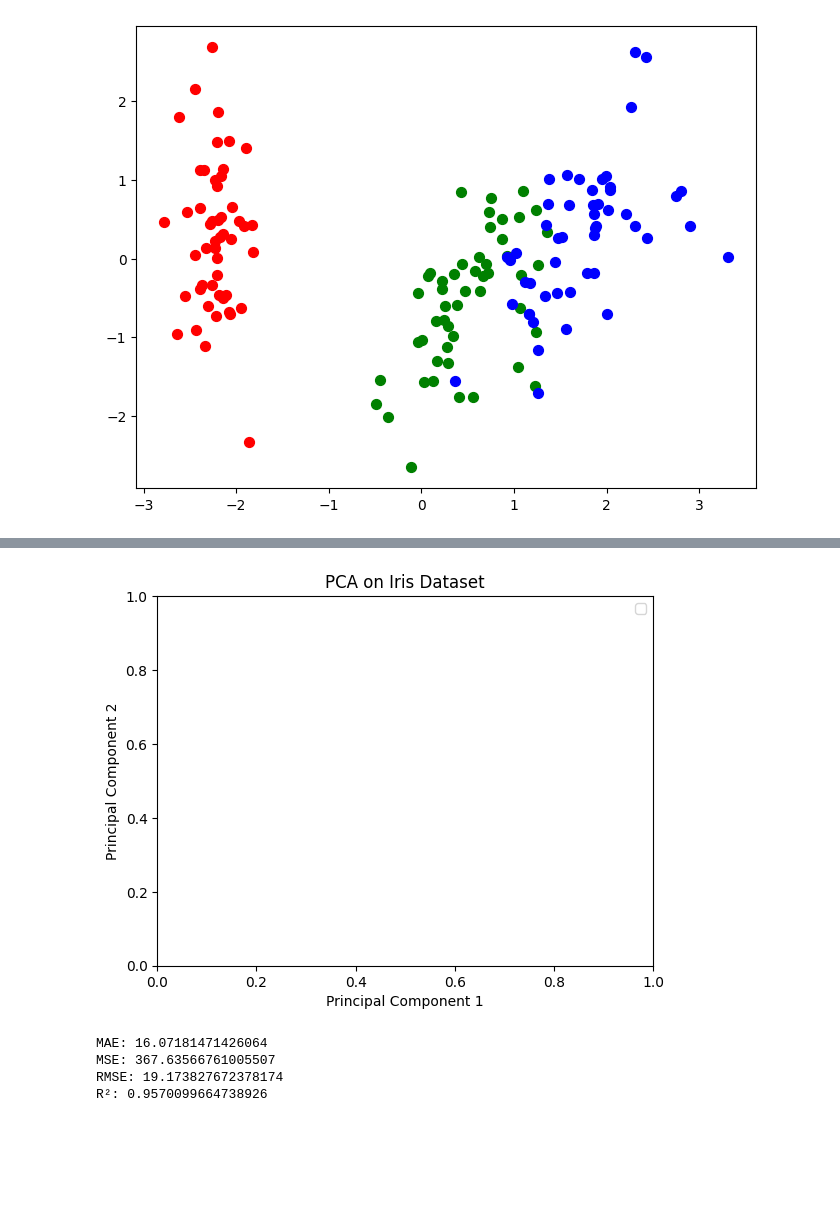
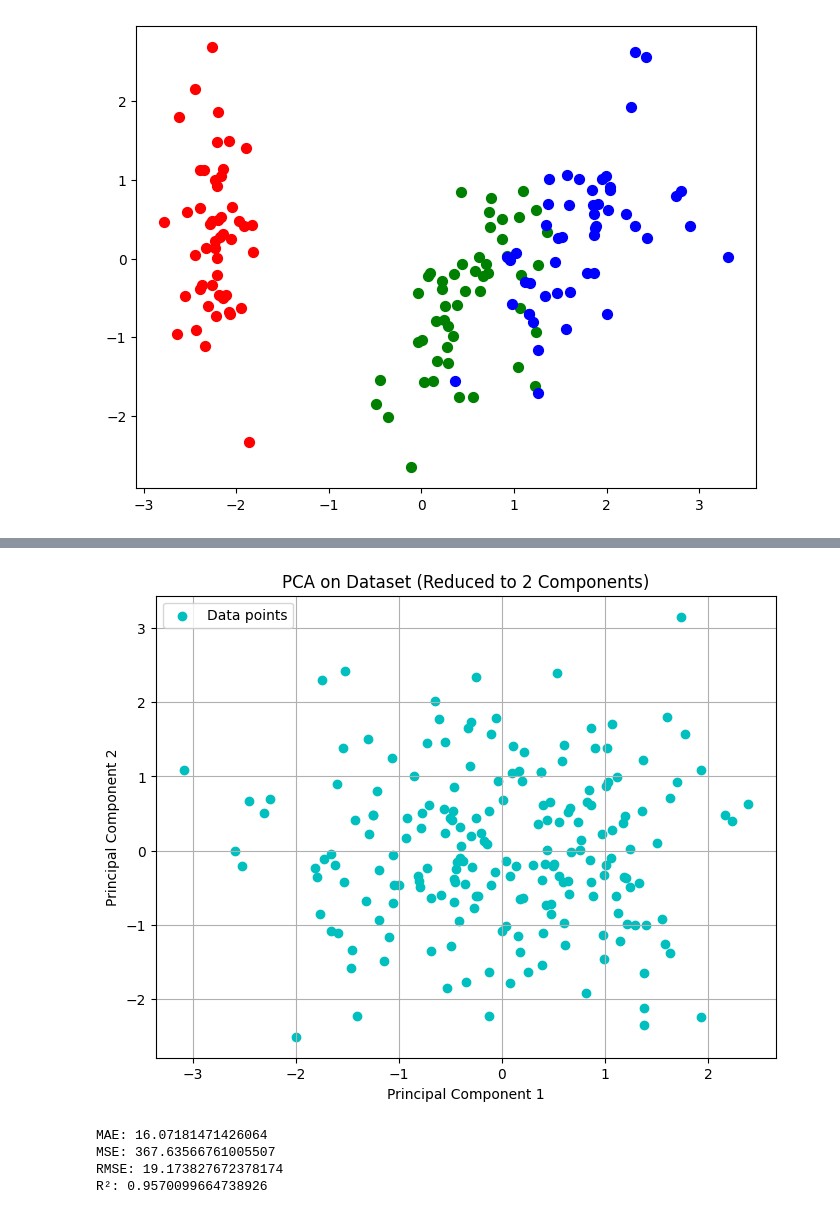
Before and after one commit to Aks-20/AI-ML, a Jupyter notebook: EDA_Cars_G_[1].ipynb, the cells around one changed output, grey strips where cells are left out. Saved outputs shown, nothing was run; the diff lists cells and outputs as text; code cells hidden in the pictures; blank space fills up the shorter version.

```diff
--- a/EDA_Cars_G_[1].ipynb
+++ b/EDA_Cars_G_[1].ipynb
@@ -541,9 +541,13 @@ for target, color in zip([0, 1, 2], colors):
 # %% [output]
 [figure]
 # %%
+# Plotting the PCA results
+plt.figure(figsize=(8, 6))
+plt.scatter(pca_data['Principal Component 1'], pca_data['Principal Component 2'], color='c', label='Data points')
 plt.xlabel('Principal Component 1')
 plt.ylabel('Principal Component 2')
 plt.legend()
-plt.title('PCA on Iris Dataset')
+plt.title('PCA on Dataset (Reduced to 2 Components)')
+plt.grid(True)
 plt.show()
 # %% [output]
@@ -551,4 +554,4 @@ WARNING:matplotlib.legend:No artists with labels found to put in legend.  Note t
-[figure, old version]
+[figure, new version]
 # %%
 #7 Experiment
 # %%
```
Also changed, not shown: parts of 11 cells of this notebook.
